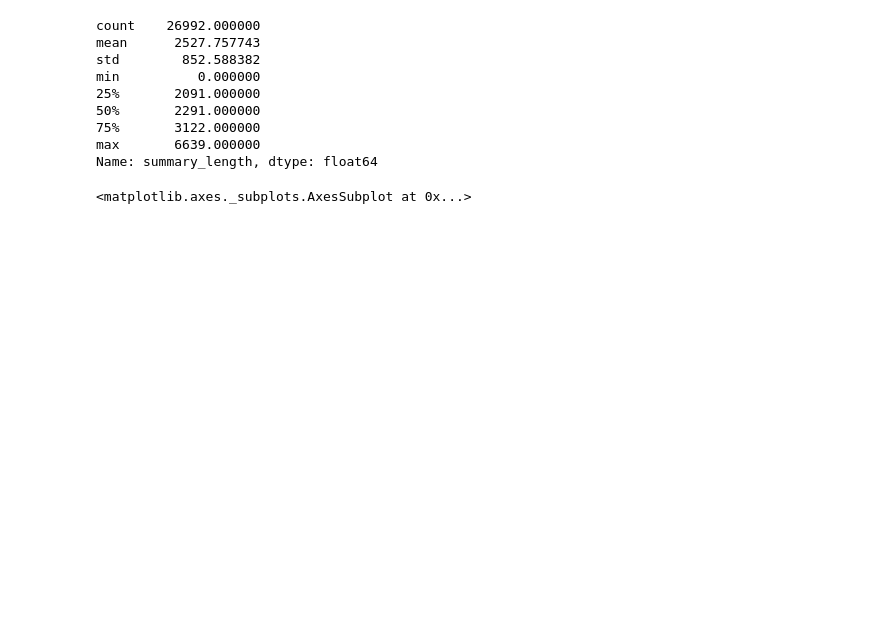
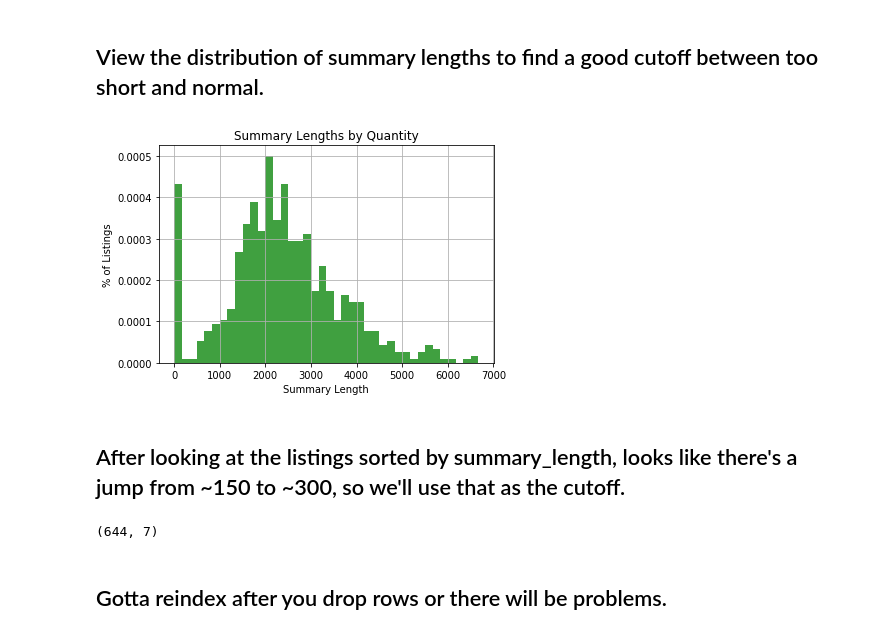
Before and after one commit to ryanleeallred/LambdaSchool, a Jupyter notebook: Word Analysis/Word Analysis.ipynb, the cells around one changed output. Drawn from its saved outputs; the diff is of its cells as text; code cells hidden in the pictures; blank space fills up the shorter version.

```diff
--- a/Word Analysis/Word Analysis.ipynb
+++ b/Word Analysis/Word Analysis.ipynb
@@ -152,40 +170,19 @@ Name: summary_length, Length: 637, dtype: int64
-# %%
-# Summary Statistics of Summary_Length
-df['summary_length'].describe()
-# %% [output]
-count    26992.000000
-mean      2527.757743
-std        852.588382
-min          0.000000
-25%       2091.000000
-50%       2291.000000
-75%       3122.000000
-max       6639.000000
-Name: summary_length, dtype: float64
+# %% [markdown]
+## View the distribution of summary lengths to find a good cutoff between too short and normal.
 # %%
-# Most commong values in Summary_Length
-df['summary_length'].value_counts()
+# Histogram of Summary Lengths
+import matplotlib.pyplot as plt
 
-# # Generate histogram of lengths
-# import matplotlib.pyplot as plt
+# Settings
+n, bins, patches = plt.hist(df['summary_length'], 40, normed=1, facecolor='green', alpha=0.75)
 
-# # the histogram of the data
-# x = df['summary_length']
-# n, bins, patches = plt.hist(x, 50, normed=1, facecolor='g', alpha=0.75)
+# Labels
+plt.xlabel('Summary Length')
+plt.ylabel('% of Listings')
+plt.title('Summary Lengths by Quantity')
+plt.grid(True)
 
-# plt.xlabel('Summary Length')
-# plt.ylabel('Quantity')
-# plt.title('Summary Length Histogram')
-
-# plt.axis([0, 10000, 0, 1])
-# plt.grid(True)
-# plt.show()
-
-# df['summary_length'].plot(kind='bar', stacked=True);
-
-
-plt.figure();
-
-df['summary_length'].diff().hist()
+# Show
+plt.show()
 # %% [output]
-<matplotlib.axes._subplots.AxesSubplot at 0x...>
+[figure, added]
@@ -250,0 +189,10 @@ word_dict = {
+# %% [markdown]
+## After looking at the listings sorted by summary_length, looks like there's a jump from ~150 to ~300, so we'll use that as the cutoff.
+# %%
+# Keep listings whose summary lengths are >= 150
+df1 = df[df['summary_length'] >= 150]
+df1.shape
+# %% [output]
+(644, 7)
+# %% [markdown]
+## Gotta reindex after you drop rows or there will be problems.
```
Also changed, not shown: parts of 41 cells of this notebook, 13 other files.
